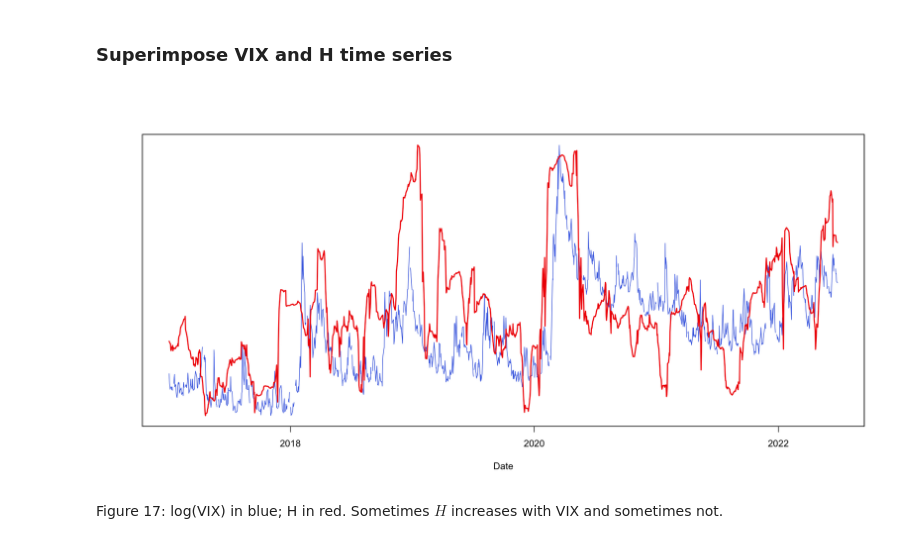
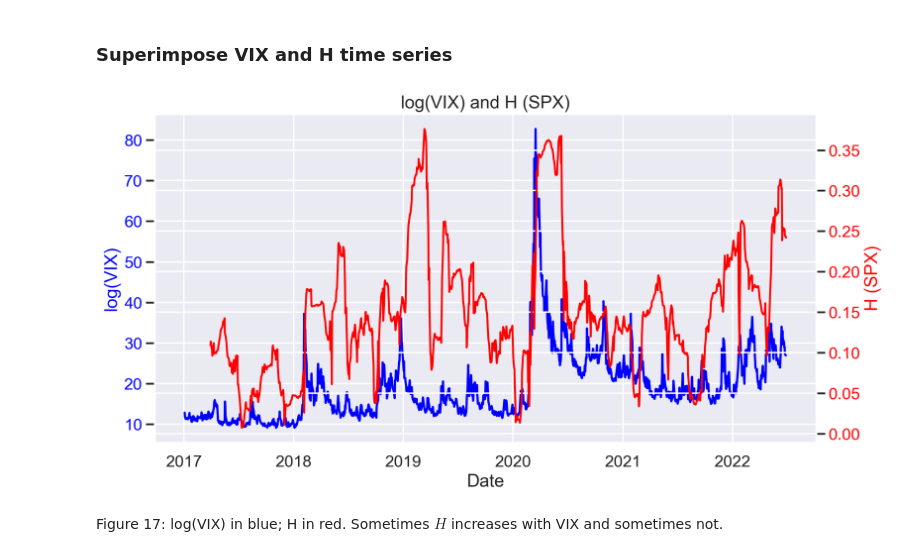
Before and after one commit to fbourgey/RoughVolatilityWorkshop, a Jupyter notebook: QM2024_1_Econometrics.ipynb, the cells around one changed output. Drawn from its saved outputs; the diff is of its cells as text; code cells hidden in the pictures.

Commit message:
add vix data

```diff
--- a/QM2024_1_Econometrics.ipynb
+++ b/QM2024_1_Econometrics.ipynb
@@ -326,12 +292,12 @@ fig, ax = plt.subplots(figsize=(10, 7))
 zeta_q = np.zeros(5)
 
 for i, q in enumerate(q_vec):
-    y = np.log(m_q_moment_diff_logvol(sig=spx_realized_vol, q=q, lag=lags))
+    y = np.log(utils.m_q_moment_diff_logvol(sig=spx_realized_vol, q=q, lag=lags))
     x = np.log(lags)
 
     ax.scatter(x, y, s=10, label=f"$q =${q:.1f}")
     # linear regression
-    alpha, beta = linreg(x, y)
+    alpha, beta = utils.linreg(x, y)
     ax.plot(x, alpha + beta * x, linewidth=2)
     zeta_q[i] = beta
 
@@ -407,11 +373,11 @@ for ticker in list_tickers:
     df_ticker = df_ticker[df_ticker["rv"] > 0.0]
     realized_vol = df_ticker["rv"].to_numpy() ** 0.5
     for i, q in enumerate(q_vec):
-        y = np.log(m_q_moment_diff_logvol(sig=realized_vol, q=q, lag=lags))
+        y = np.log(utils.m_q_moment_diff_logvol(sig=realized_vol, q=q, lag=lags))
         x = np.log(lags)
-        alpha, beta = linreg(x, y)
+        alpha, beta = utils.linreg(x, y)
         zeta_q[i] = beta
-    dict_tickers_H[ticker] = linreg(x=q_vec, y=zeta_q, intercept=False)
+    dict_tickers_H[ticker] = utils.linreg(x=q_vec, y=zeta_q, intercept=False)
 # %%
 oxford_H = pd.DataFrame(dict_tickers_H.values(), index=list_tickers, columns=["H"])
 oxford_H.head()
@@ -600,7 +566,8 @@ import numpy as np
 def h_acf(path):
     # Compute autocorrelation function (acf) for the input path
     y_acf = stattools.acf(path, fft=False, adjusted=False)
+    y_acf = np.asarray(y_acf)
     lags = np.arange(1, len(y_acf))
-    _, beta = linreg(np.log(lags), np.log(1 - y_acf[1:]))
+    _, beta = utils.linreg(np.log(lags), np.log(1.0 - y_acf[1:]))
     # Return slope divided by 2
     return beta / 2.0
@@ -780,11 +731,30 @@ Warning message:
+# %%
+df_vix = pd.read_csv("data/vix_2017_2022.csv")
+df_vix["Date"] = pd.to_datetime(df_vix["Date"], utc=True)
+df_vix = df_vix.set_index("Date")
+vix_close = df_vix[["Close"]]
 # %% [markdown]
 ### Superimpose VIX and H time series
-# %%
-plot(as.zoo(log(Cl(VIX))), col = bl, yaxt = "n", ylab = "", xlab = "Date")
-par(new = TRUE)
-plot(as.zoo(h.spx.61), col = rd, xaxt = "n", yaxt = "n", xlab = "", ylab = "", lwd = 2)
-# %% [output]
-[figure, removed]
+# %%
+# Plot
+fig, ax1 = plt.subplots(figsize=(12, 6))
+
+# Plot log VIX
+ax1.plot(vix_close.index, vix_close, color="blue", label="log(VIX)")
+ax1.set_ylabel("log(VIX)", color="blue")
+ax1.tick_params(axis="y", labelcolor="blue")
+ax1.set_xlabel("Date")
+
+# Create second y-axis
+ax2 = ax1.twinx()
+ax2.plot(spx_h_ts.index, spx_h_ts, color="red", linewidth=2, label="h.spx.61")
+ax2.set_ylabel("H (SPX)", color="red")
+ax2.tick_params(axis="y", labelcolor="red")
+
+plt.title("log(VIX) and H (SPX)")
+plt.show()
+# %% [output]
+[figure, added]
 # %% [markdown]
 Figure 17: log(VIX) in blue; H in red.  Sometimes $H$ increases with VIX and sometimes not.
 # %% [markdown]
```
Also changed, not shown: parts of 43 cells of this notebook, 23 other files.
